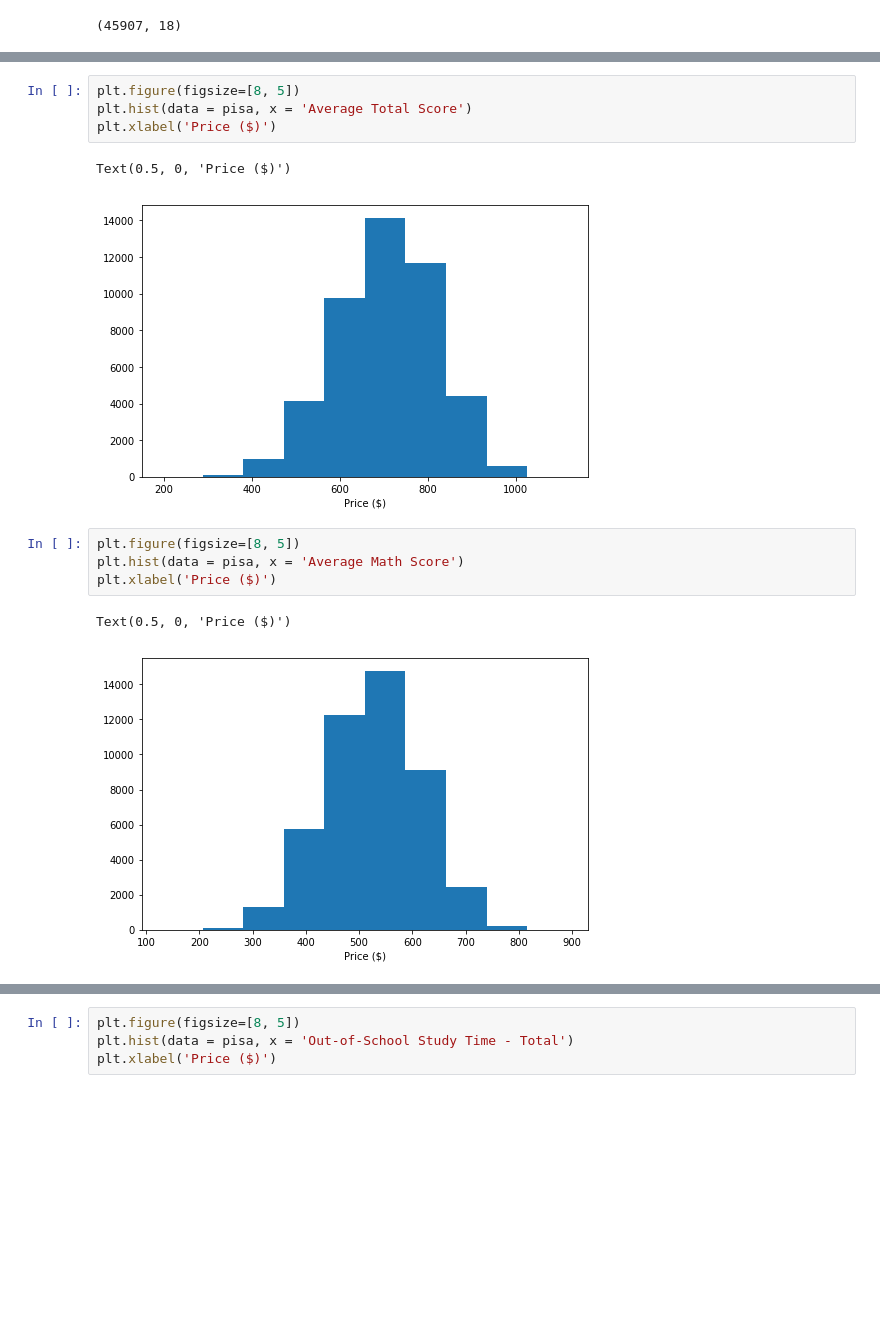
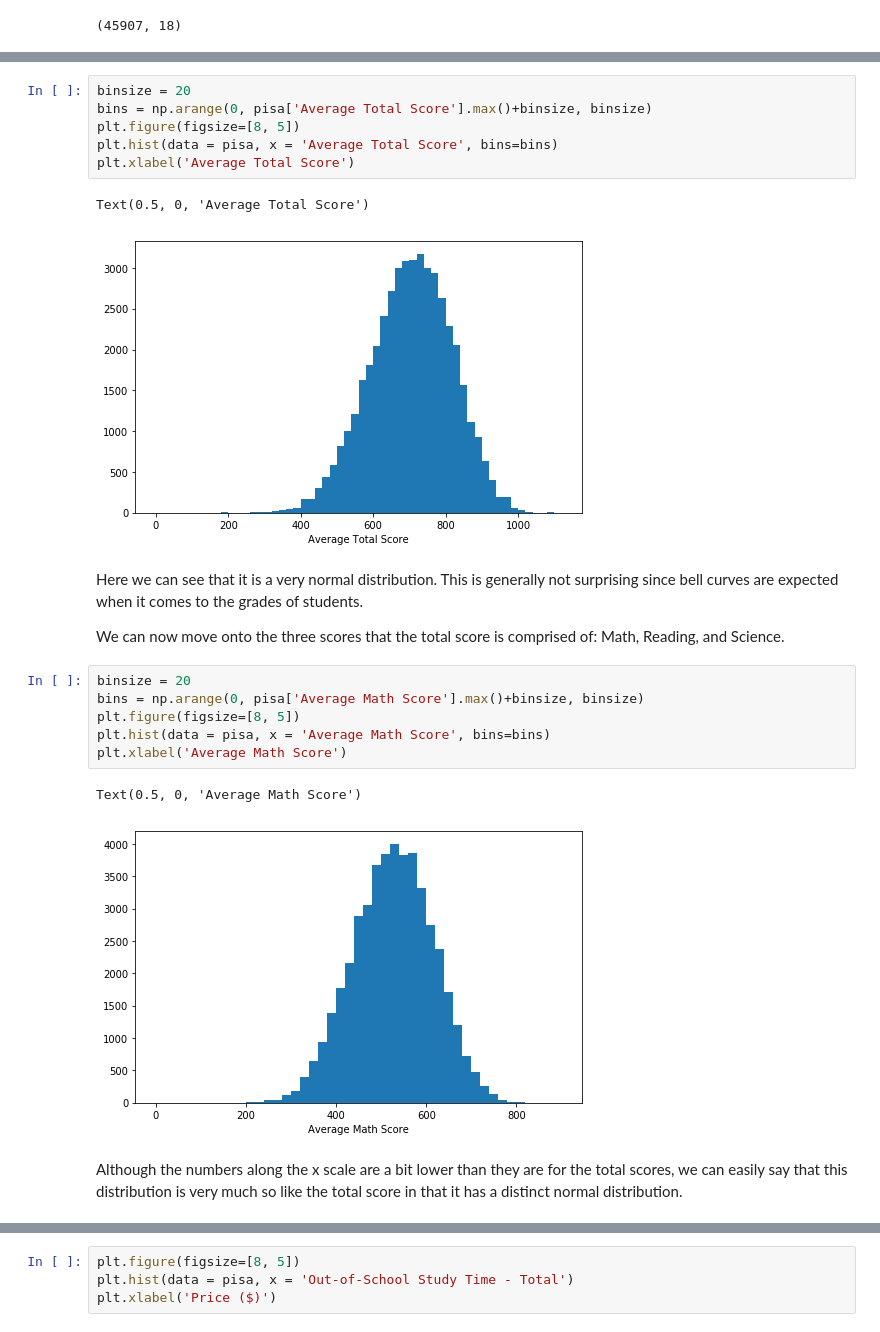
Before and after one commit to Dyke-F/Pisa-Data-Analysis, a Jupyter notebook: pisa_exploration.ipynb, the cells around one changed output, grey strips where cells are left out. Drawn from its saved outputs; the diff is of its cells as text; blank space fills up the shorter version.

```diff
--- a/pisa_exploration.ipynb
+++ b/pisa_exploration.ipynb
@@ -191,15 +213,25 @@ and prepare yourself to look at relationships between variables.
 # %%
+binsize = 20
+bins = np.arange(0, pisa['Average Total Score'].max()+binsize, binsize)
 plt.figure(figsize=[8, 5])
-plt.hist(data = pisa, x = 'Average Total Score')
-plt.xlabel('Price ($)')
+plt.hist(data = pisa, x = 'Average Total Score', bins=bins)
+plt.xlabel('Average Total Score')
 # %% [output]
-Text(0.5, 0, 'Price ($)')
+Text(0.5, 0, 'Average Total Score')
-[figure, old version]
+[figure, new version]
+# %% [markdown]
+Here we can see that it is a very normal distribution. This is generally not surprising since bell curves are expected when it comes to the grades of students.
+
+We can now move onto the three scores that the total score is comprised of: Math, Reading, and Science.
 # %%
+binsize = 20
+bins = np.arange(0, pisa['Average Math Score'].max()+binsize, binsize)
 plt.figure(figsize=[8, 5])
-plt.hist(data = pisa, x = 'Average Math Score')
-plt.xlabel('Price ($)')
+plt.hist(data = pisa, x = 'Average Math Score', bins=bins)
+plt.xlabel('Average Math Score')
 # %% [output]
-Text(0.5, 0, 'Price ($)')
+Text(0.5, 0, 'Average Math Score')
-[figure, old version]
+[figure, new version]
+# %% [markdown]
+Although the numbers along the x scale are a bit lower than they are for the total scores, we can easily say that this distribution is very much so like the total score in that it has a distinct normal distribution.
 # %%
```
Also changed, not shown: parts of 18 cells of this notebook.
